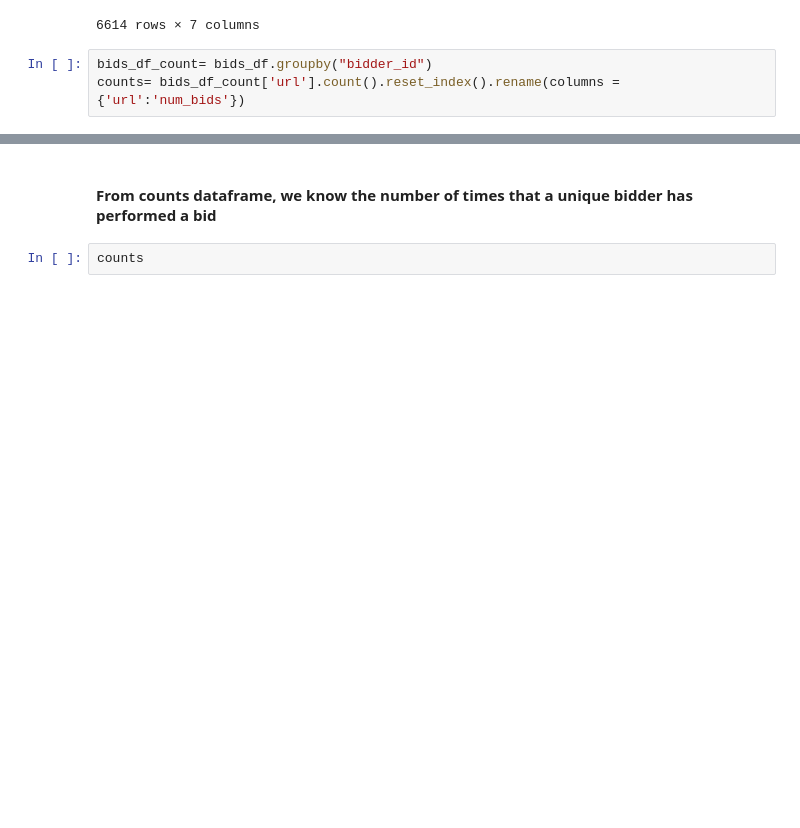
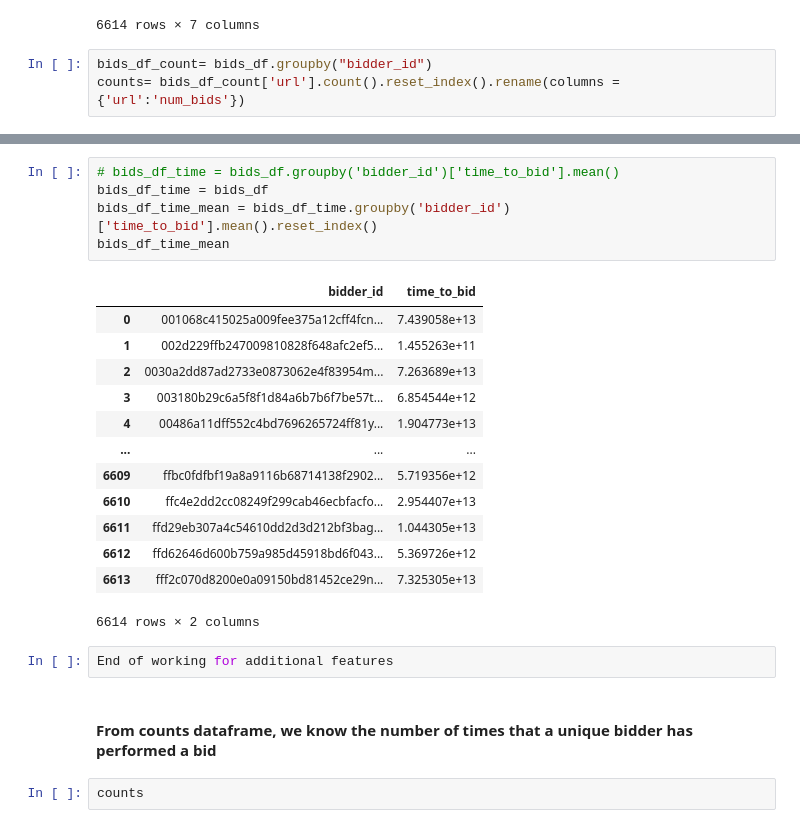
Before and after one commit to H-o-R/human_or_robot, a Jupyter notebook: decision-tree-yk.ipynb, the cells around one changed output, grey strips where cells are left out. Saved outputs shown, nothing was run; the diff lists cells and outputs as text; blank space fills up the shorter version.

```diff
--- a/decision-tree-yk.ipynb
+++ b/decision-tree-yk.ipynb
@@ -62,3 +93,24 @@ counts= bids_df_count['url'].count().reset_index().rename(columns = {'url':'num_
+# %%
+# bids_df_time = bids_df.groupby('bidder_id')['time_to_bid'].mean()
+bids_df_time = bids_df
+bids_df_time_mean = bids_df_time.groupby('bidder_id')['time_to_bid'].mean().reset_index()
+bids_df_time_mean
+# %% [output]
+|  | bidder_id | time_to_bid |
+| 0 | 001068c415025a009fee375a12cff4fcn... | 7.439058e+13 |
+| 1 | 002d229ffb247009810828f648afc2ef5... | 1.455263e+11 |
+| 2 | 0030a2dd87ad2733e0873062e4f83954m... | 7.263689e+13 |
+| 3 | 003180b29c6a5f8f1d84a6b7b6f7be57t... | 6.854544e+12 |
+| 4 | 00486a11dff552c4bd7696265724ff81y... | 1.904773e+13 |
+| ... | ... | ... |
+| 6609 | ffbc0fdfbf19a8a9116b68714138f2902... | 5.719356e+12 |
+| 6610 | ffc4e2dd2cc08249f299cab46ecbfacfo... | 2.954407e+13 |
+| 6611 | ffd29eb307a4c54610dd2d3d212bf3bag... | 1.044305e+13 |
+| 6612 | ffd62646d600b759a985d45918bd6f043... | 5.369726e+12 |
+| 6613 | fff2c070d8200e0a09150bd81452ce29n... | 7.325305e+13 |
+6614 rows × 2 columns
+# %%
+End of working for additional features
 # %% [markdown]
 #### From counts dataframe, we know the number of times that a unique bidder has performed a bid
 # %%
```
Also changed, not shown: parts of 4 cells of this notebook.
